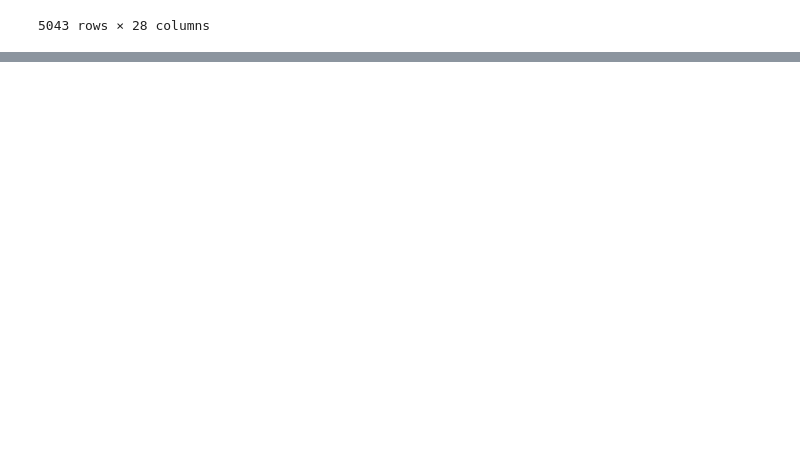
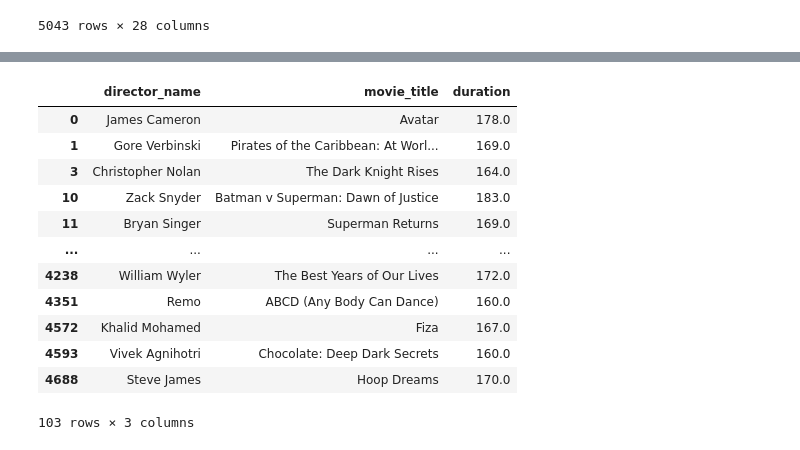
Before and after one commit to Ramesh-Bojanapu-1011/ai_python_practice, a Jupyter notebook: pandas_practive/movie_metadata.ipynb, the cells around one changed output, grey strips where cells are left out. Cells and saved outputs as stored; diff of their text form; code cells hidden in the pictures; blank space fills up the shorter version.

```diff
--- a/pandas_practive/movie_metadata.ipynb
+++ b/pandas_practive/movie_metadata.ipynb
@@ -20,0 +103,21 @@ student_mat_df
+# %%
+# data3: movies with duration in [160, 200) minutes.
+# Shows director, title and duration.
+data3 = movie_metadata_df[
+    (movie_metadata_df.duration >= 160) & (movie_metadata_df.duration < 200)
+]
+data3[["director_name", "movie_title", "duration"]]
+# %% [output]
+|  | director_name | movie_title | duration |
+| 0 | James Cameron | Avatar | 178.0 |
+| 1 | Gore Verbinski | Pirates of the Caribbean: At Worl... | 169.0 |
+| 3 | Christopher Nolan | The Dark Knight Rises | 164.0 |
+| 10 | Zack Snyder | Batman v Superman: Dawn of Justice | 183.0 |
+| 11 | Bryan Singer | Superman Returns | 169.0 |
+| ... | ... | ... | ... |
+| 4238 | William Wyler | The Best Years of Our Lives | 172.0 |
+| 4351 | Remo | ABCD (Any Body Can Dance) | 160.0 |
+| 4572 | Khalid Mohamed | Fiza | 167.0 |
+| 4593 | Vivek Agnihotri | Chocolate: Deep Dark Secrets | 160.0 |
+| 4688 | Steve James | Hoop Dreams | 170.0 |
+103 rows × 3 columns
```
Also changed, not shown: parts of 8 cells of this notebook.
